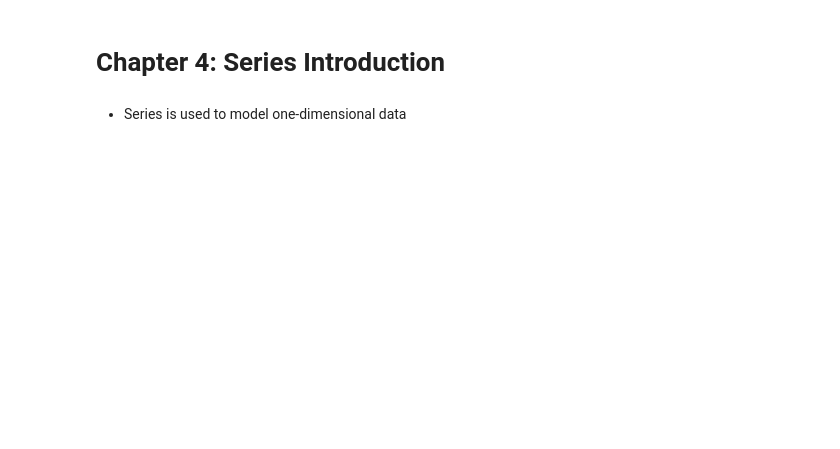
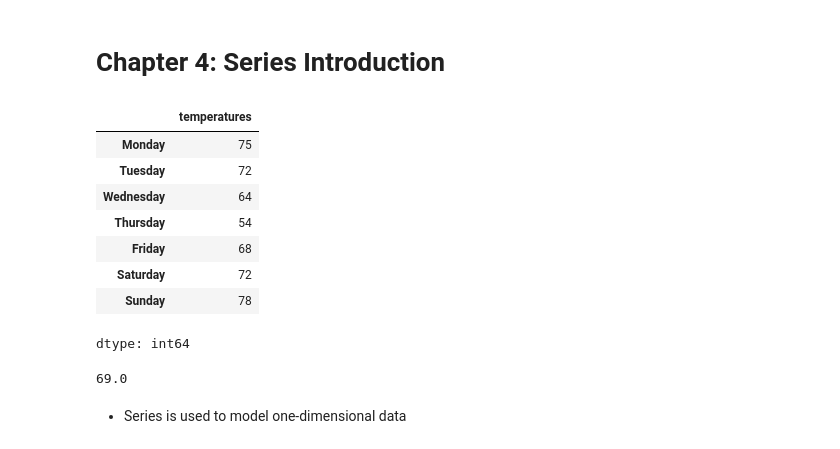
Before and after one commit to stevechengnyc/effective-pandas, a Jupyter notebook: 4-series-intro.ipynb, the cells around one changed output. Drawn from its saved outputs; the diff is of its cells as text; code cells hidden in the pictures; blank space fills up the shorter version.

```diff
--- a/4-series-intro.ipynb
+++ b/4-series-intro.ipynb
@@ -3,5 +3,23 @@
 # %%
 import pandas as pd
 import numpy as np
+# %%
+temp = pd.Series([75, 72, 64, 54, 68, 72, 78], index = ['Monday', 'Tuesday', 'Wednesday', 'Thursday', 'Friday', 'Saturday', 'Sunday'], name = 'temperatures')
+# %%
+temp
+# %% [output]
+|  | temperatures |
+| Monday | 75 |
+| Tuesday | 72 |
+| Wednesday | 64 |
+| Thursday | 54 |
+| Friday | 68 |
+| Saturday | 72 |
+| Sunday | 78 |
+dtype: int64
+# %%
+temp.mean()
+# %% [output]
+69.0
 # %% [markdown]
 - Series is used to model one-dimensional data
```
Also changed, not shown: parts of 5 cells of this notebook.
